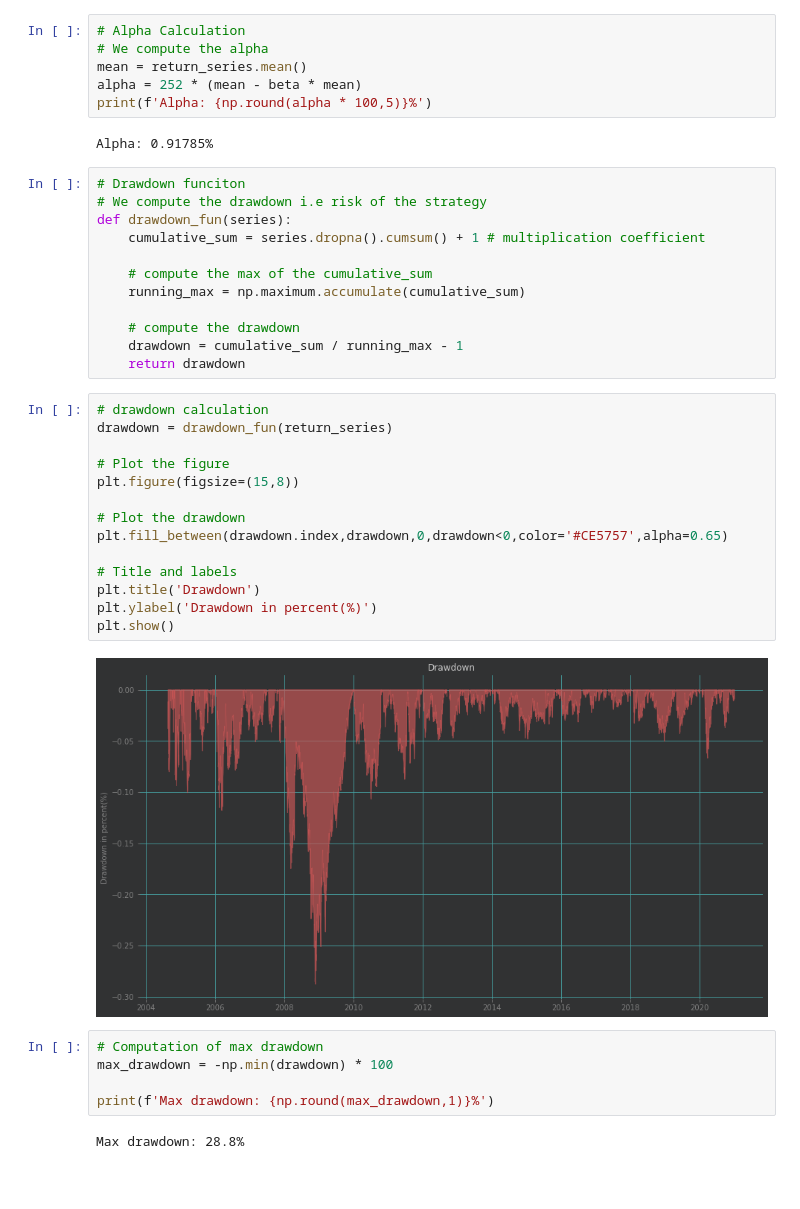
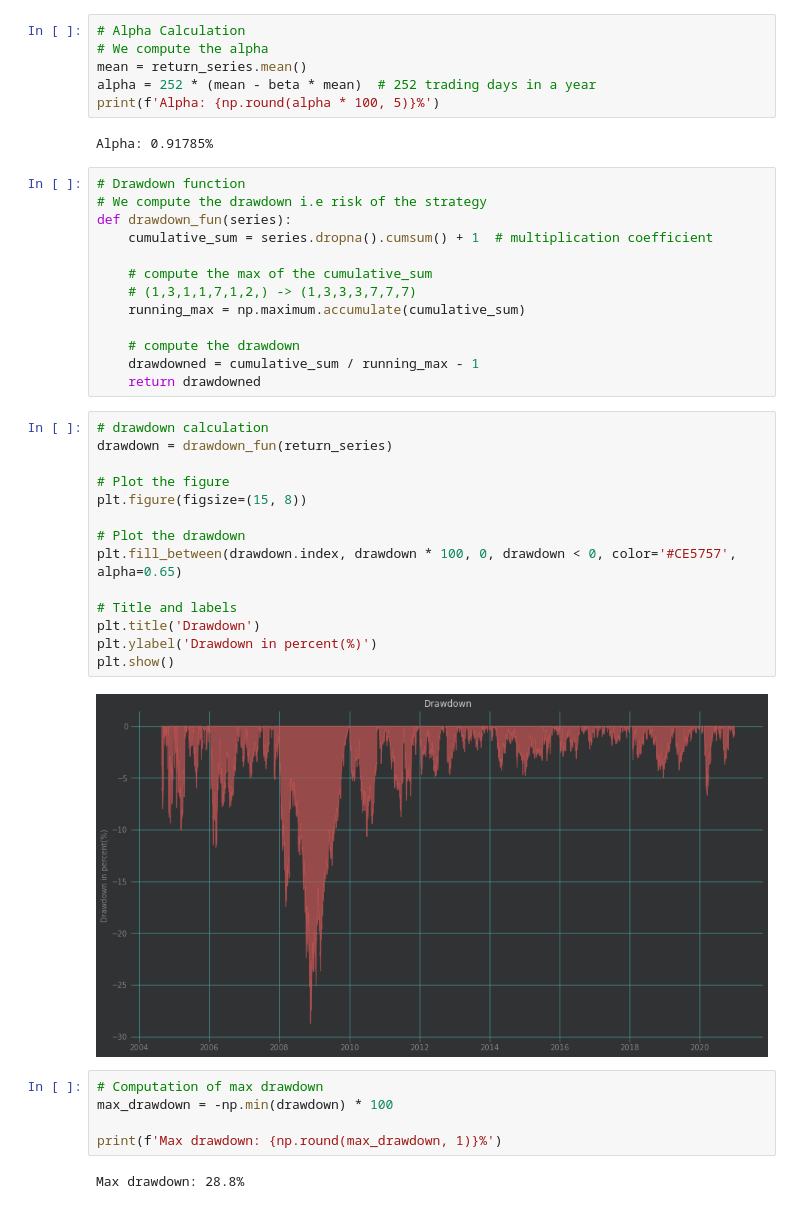
Before and after one commit to SlenderShield/Algorithmic_Trading_Python, a Jupyter notebook: vector_backtrack.ipynb, the cells around one changed output. Drawn from its saved outputs; the diff is of its cells as text; blank space fills up the shorter version.

```diff
--- a/vector_backtrack.ipynb
+++ b/vector_backtrack.ipynb
@@ -63,42 +65,43 @@ Beta: 0.965
 # Alpha Calculation
 # We compute the alpha
 mean = return_series.mean()
-alpha = 252 * (mean - beta * mean)
-print(f'Alpha: {np.round(alpha * 100,5)}%')
+alpha = 252 * (mean - beta * mean)  # 252 trading days in a year
+print(f'Alpha: {np.round(alpha * 100, 5)}%')
 # %% [output]
 Alpha: 0.91785%
 # %%
-# Drawdown funciton
+# Drawdown function
 # We compute the drawdown i.e risk of the strategy
 def drawdown_fun(series):
-    cumulative_sum = series.dropna().cumsum() + 1 # multiplication coefficient
+	cumulative_sum = series.dropna().cumsum() + 1  # multiplication coefficient
 
-    # compute the max of the cumulative_sum
-    running_max = np.maximum.accumulate(cumulative_sum)
+	# compute the max of the cumulative_sum
+	# (1,3,1,1,7,1,2,) -> (1,3,3,3,7,7,7)
+	running_max = np.maximum.accumulate(cumulative_sum)
 
-    # compute the drawdown
-    drawdown = cumulative_sum / running_max - 1
-    return drawdown
+	# compute the drawdown
+	drawdowned = cumulative_sum / running_max - 1
+	return drawdowned
 # %%
 # drawdown calculation
 drawdown = drawdown_fun(return_series)
 
 # Plot the figure
-plt.figure(figsize=(15,8))
+plt.figure(figsize=(15, 8))
 
 # Plot the drawdown
-plt.fill_between(drawdown.index,drawdown,0,drawdown<0,color='#CE5757',alpha=0.65)
+plt.fill_between(drawdown.index, drawdown * 100, 0, drawdown < 0, color='#CE5757', alpha=0.65)
 
 # Title and labels
 plt.title('Drawdown')
 plt.ylabel('Drawdown in percent(%)')
 plt.show()
 # %% [output]
-[figure, old version]
+[figure, new version]
 # %%
 # Computation of max drawdown
 max_drawdown = -np.min(drawdown) * 100
 
-print(f'Max drawdown: {np.round(max_drawdown,1)}%')
+print(f'Max drawdown: {np.round(max_drawdown, 1)}%')
 # %% [output]
 Max drawdown: 28.8%
```
Also changed, not shown: parts of 3 cells of this notebook, 1 other file.
